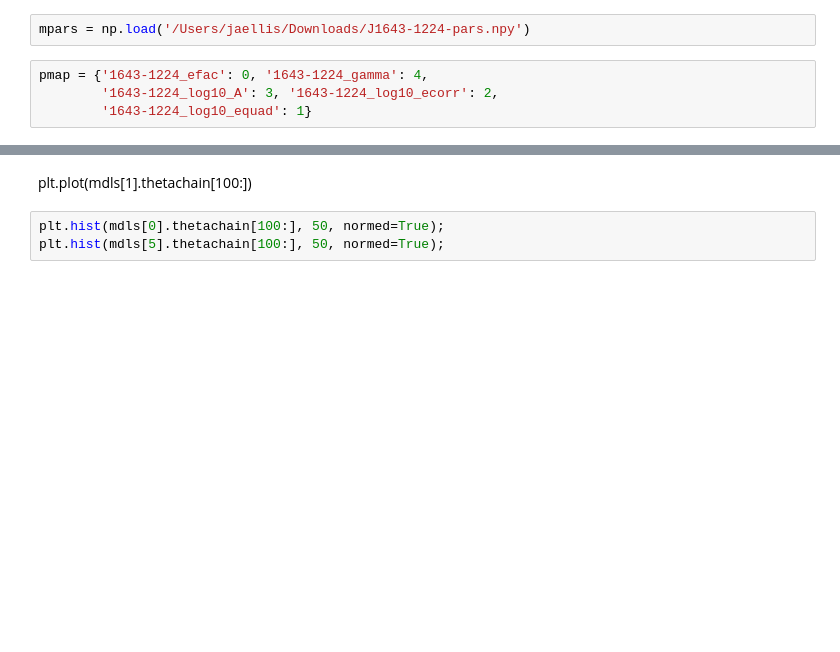
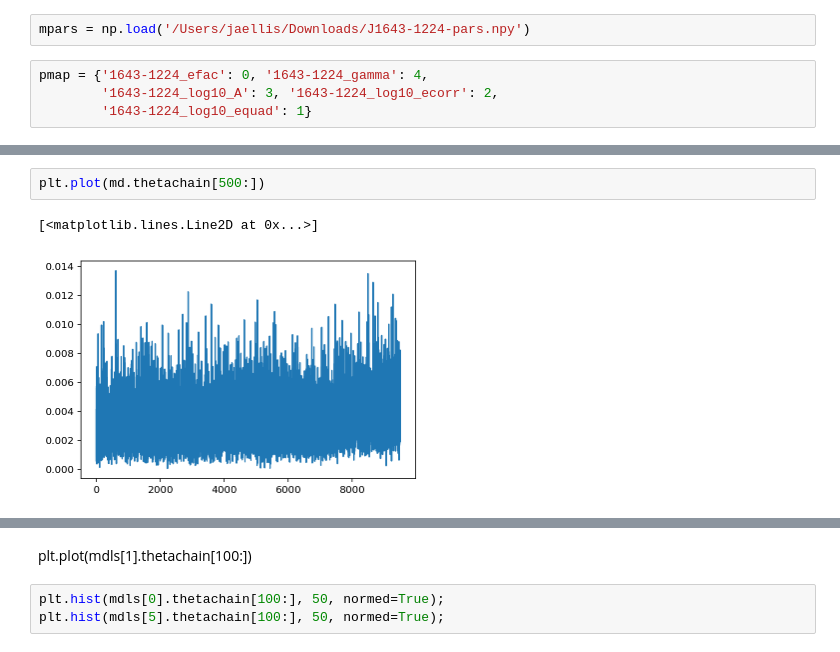
Before and after one commit to aniwl/gibbs_student_t, a Jupyter notebook: gibbs_likelihood.ipynb, the cells around one changed output, grey strips where cells are left out. Cells and saved outputs as stored; diff of their text form; blank space fills up the shorter version.

```diff
--- a/gibbs_likelihood.ipynb
+++ b/gibbs_likelihood.ipynb
@@ -842,0 +205,5 @@ plt.legend(loc='best', fontsize=12)
+# %%
+plt.plot(md.thetachain[500:])
+# %% [output]
+[<matplotlib.lines.Line2D at 0x...>]
+[figure, added]
```
Also changed, not shown: parts of 30 cells of this notebook, 3 other files.
